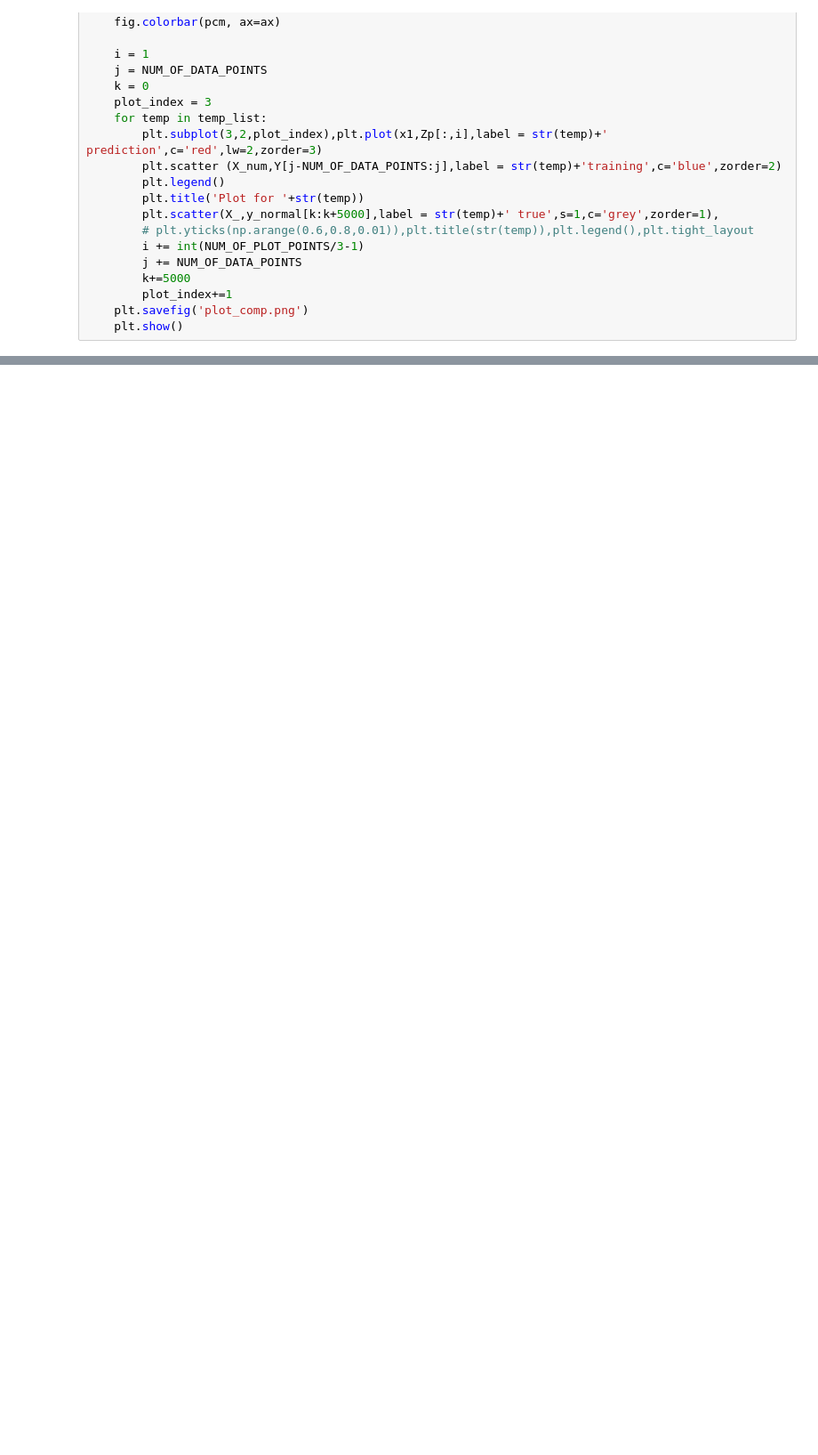
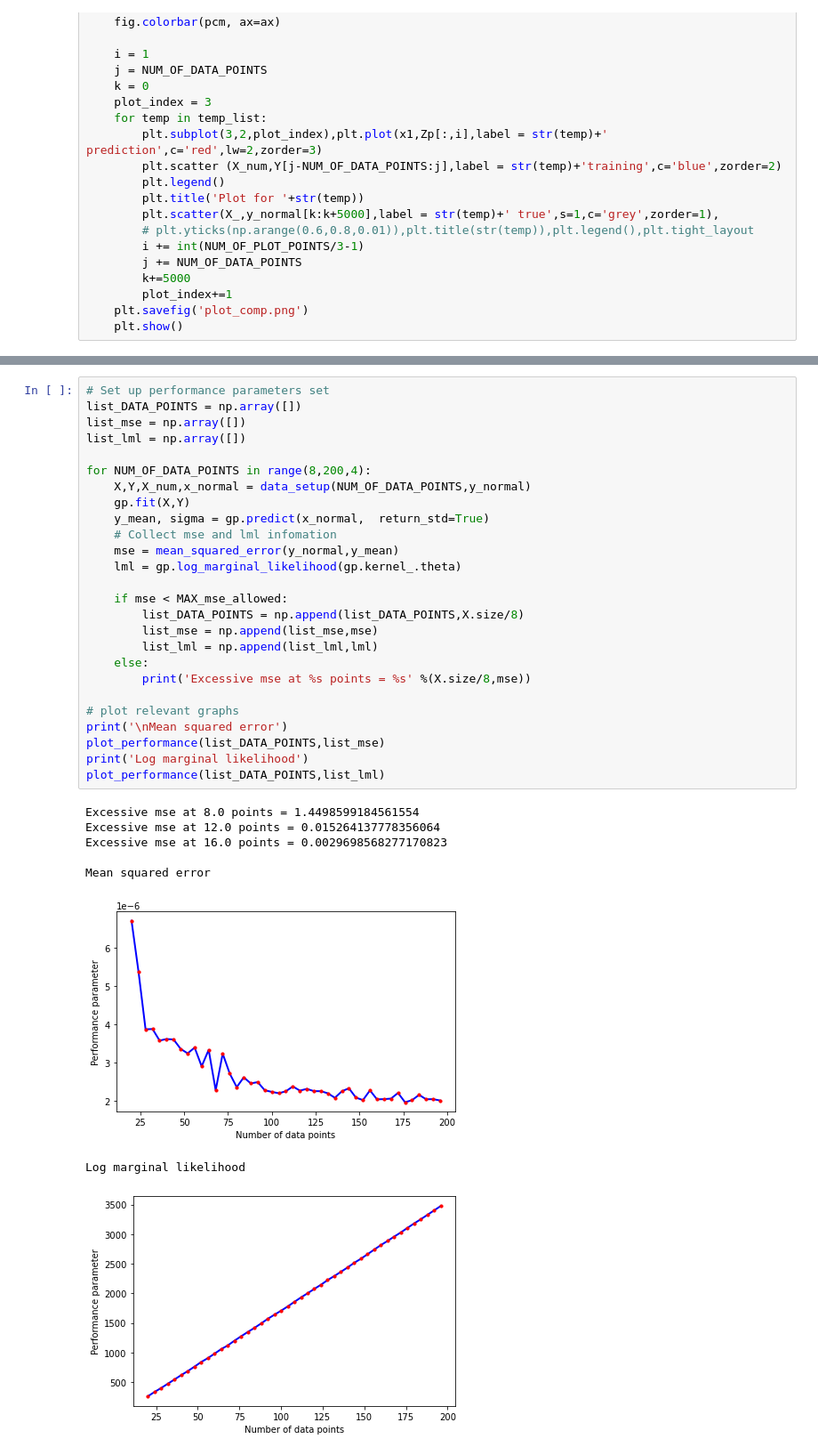
Before and after one commit to michelleliu1027/Bayesian_PV, a Jupyter notebook: BO_plots_comparison.ipynb, the cells around one changed output, grey strips where cells are left out. Shown at 89% size. Saved outputs shown, nothing was run; the diff lists cells and outputs as text; blank space fills up the shorter version.

```diff
--- a/BO_plots_comparison.ipynb
+++ b/BO_plots_comparison.ipynb
@@ -131,3 +143,38 @@ GaussianProcessRegressor(alpha=1e-06,
+# %%
+# Set up performance parameters set
+list_DATA_POINTS = np.array([])
+list_mse = np.array([])
+list_lml = np.array([])
+
+for NUM_OF_DATA_POINTS in range(8,200,4):
+    X,Y,X_num,x_normal = data_setup(NUM_OF_DATA_POINTS,y_normal)
+    gp.fit(X,Y)
+    y_mean, sigma = gp.predict(x_normal,  return_std=True)
+    # Collect mse and lml infomation
+    mse = mean_squared_error(y_normal,y_mean)
+    lml = gp.log_marginal_likelihood(gp.kernel_.theta)
+
+    if mse < MAX_mse_allowed:
+        list_DATA_POINTS = np.append(list_DATA_POINTS,X.size/8)
+        list_mse = np.append(list_mse,mse)
+        list_lml = np.append(list_lml,lml)
+    else:
+        print('Excessive mse at %s points = %s' %(X.size/8,mse))
+
+# plot relevant graphs
+print('\nMean squared error')
+plot_performance(list_DATA_POINTS,list_mse)
+print('Log marginal likelihood')
+plot_performance(list_DATA_POINTS,list_lml)
+# %% [output]
+Excessive mse at 8.0 points = 1.4498599184561554
+Excessive mse at 12.0 points = 0.015264137778356064
+Excessive mse at 16.0 points = 0.0029698568277170823
+
+Mean squared error
+[figure, added]
+Log marginal likelihood
+[figure, added]
 # %%
 plot(gp,X,temp_list,NUM_OF_PLOT_POINTS,NUM_OF_DATA_POINTS)
 # %% [output]
```
Also changed, not shown: parts of 5 cells of this notebook, 3 other files.
